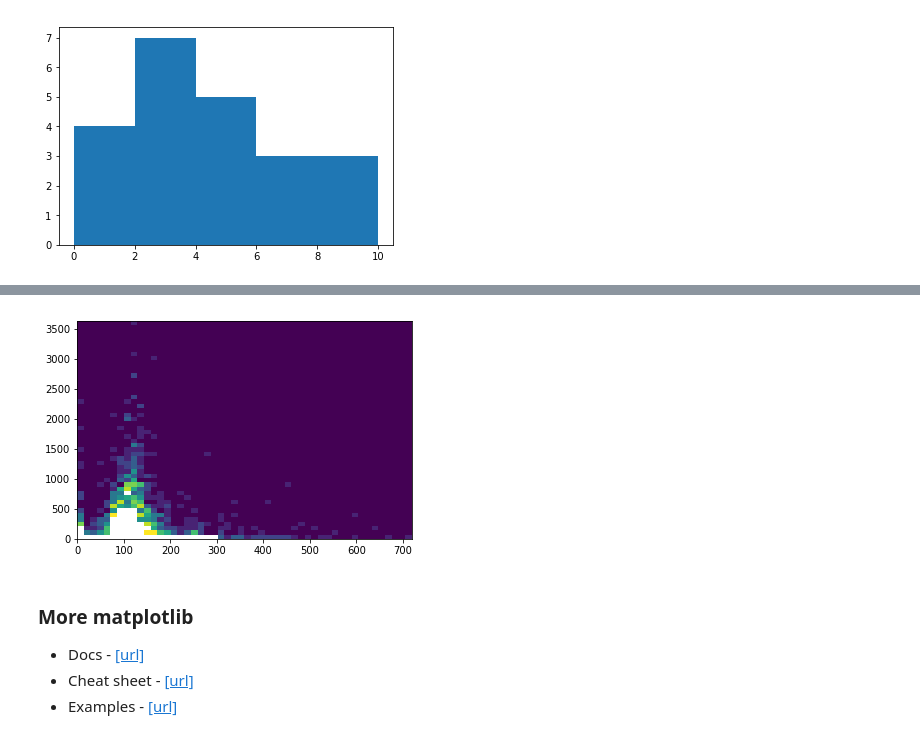
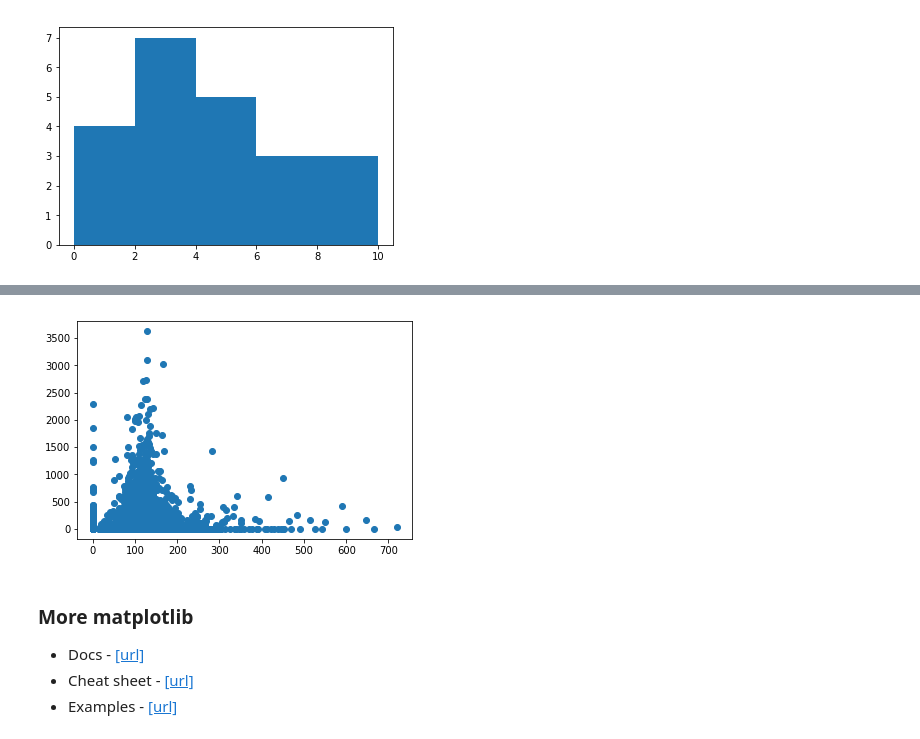
Before and after one commit to adammendoza/mlhep2017, a Jupyter notebook: day1/seminar1-work/Seminar1_main.ipynb, the cells around one changed output, grey strips where cells are left out. Cells and saved outputs as stored; diff of their text form; code cells hidden in the pictures.

```diff
--- a/day1/seminar1-work/Seminar1_main.ipynb
+++ b/day1/seminar1-work/Seminar1_main.ipynb
@@ -691,11 +706,10 @@ plt.hist(data["PRI_jet_leading_pt"], bins=50);
 # %%
 #make a scatter-plot of DER_mass_MMC vs DER_mass_jet_jet
+#bonus: make it as clear as possible with formatting
 
-plt.hist2d(data["DER_mass_MMC"], data["DER_mass_jet_jet"],bins=(50,50),cmax=10);
-
-#bonus: make it as clear as possible with formatting
+plt.scatter(data["DER_mass_MMC"], data["DER_mass_jet_jet"]);
 # %% [output]
-[figure, old version]
+[figure, new version]
 # %% [markdown]
 ### More matplotlib
 
```
Also changed, not shown: parts of 20 cells of this notebook.
